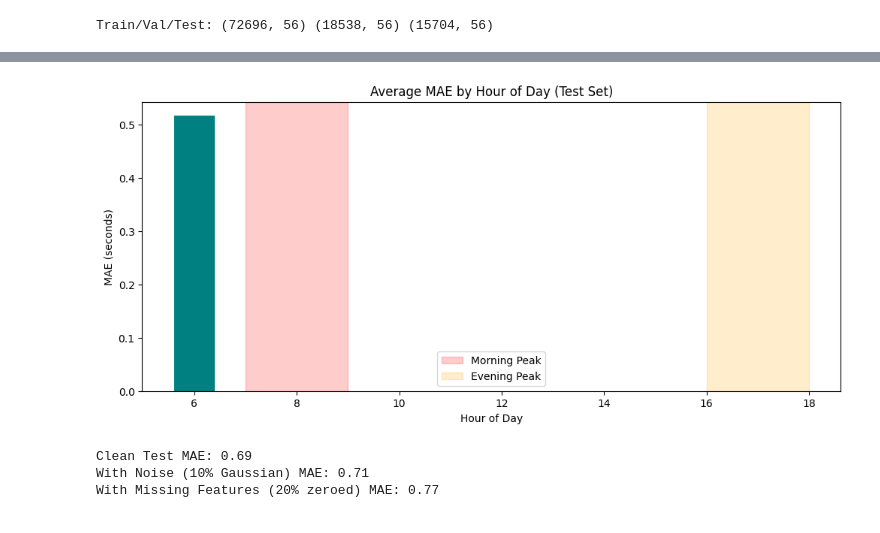
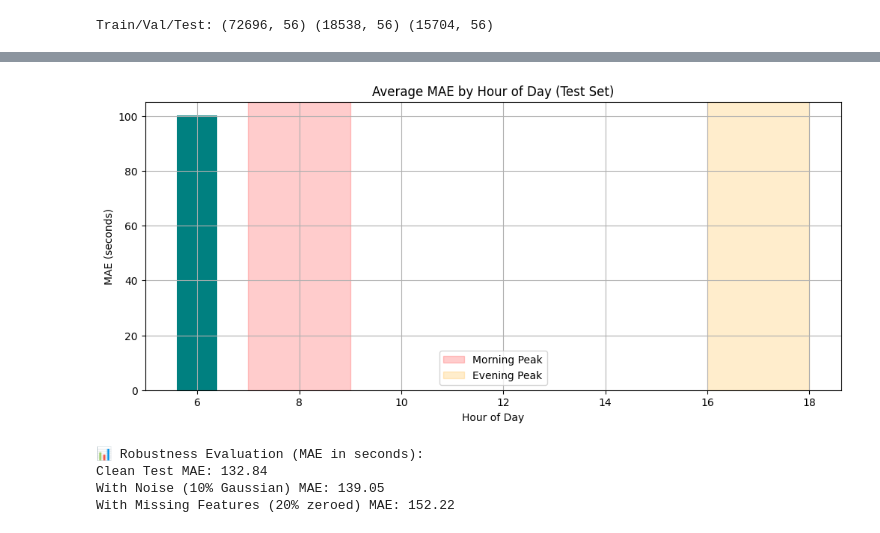
Before and after one commit to Zhiyuan-03/AI_in_Transportation_Exercise, a Jupyter notebook: Project1.ipynb, the cells around one changed output, grey strips where cells are left out. Cells and saved outputs as stored; diff of their text form; code cells hidden in the pictures.

```diff
--- a/Project1.ipynb
+++ b/Project1.ipynb
@@ -552,6 +640,6 @@ LightGBM MAE per horizon: [0.6511529076737043, 0.3688756847722037, 0.40677984644
 # %%
 from sklearn.preprocessing import StandardScaler
-from sklearn.metrics import mean_squared_error, mean_absolute_error
+from sklearn.metrics import mean_squared_error, mean_absolute_error, r2_score
 import numpy as np
 import matplotlib.pyplot as plt
 import pandas as pd
@@ -562,7 +650,7 @@ scaler_arrival = StandardScaler()
 scaler_arrival.fit(df_raw[['arrival_delay']])  # now using truly unscaled data
 
 
-i = 0  # sample index
+i = 27  # sample index
 
 # Inverse transform predictions and ground truth
 true_raw = scaler_arrival.inverse_transform(y_test[i].reshape(-1, 1)).flatten()
@@ -577,6 +665,7 @@ pred_valid = pred_raw[mask]
 rmse = np.sqrt(mean_squared_error(true_valid, pred_valid))
 mae = mean_absolute_error(true_valid, pred_valid)
 mape = np.mean(np.abs((true_valid - pred_valid) / np.maximum(np.abs(true_valid), 1e-5))) * 100
+r2 = r2_score(true_valid, pred_valid)
 
 # Print results
 print("True Delay Vector (seconds):", true_raw)
@@ -585,7 +674,7 @@ print("Valid Mask:", mask_test[i])
 print(f"\n✅ RMSE: {rmse:.2f} seconds")
 print(f"✅ MAE: {mae:.2f} seconds")
 print(f"✅ MAPE: {mape:.2f}%")
-
+print(f"✅ R² Score: {r2:.4f}")
 # Plot
 plt.plot(true_raw, label="True Delay (sec)", marker='o')
 plt.plot(pred_raw, label="Predicted Delay (sec)", marker='x')
@@ -682,9 +770,22 @@ import numpy as np
 import pandas as pd
 import matplotlib.pyplot as plt
 from sklearn.metrics import mean_absolute_error
-import random
+from sklearn.preprocessing import StandardScaler
+from copy import deepcopy
 
-# ----------------- Helper -----------------
+# --- Load raw data and fit scaler ---
+df_raw = pd.read_csv('Dataset-PT.csv', skiprows=1)
+scaler_arrival = StandardScaler()
+scaler_arrival.fit(df_raw[['arrival_delay']])
+
+# --- Inverse transform each column individually ---
+def inverse_transform_per_column(scaler, data):
+    return np.column_stack([
+        scaler.inverse_transform(data[:, i].reshape(-1, 1)).flatten()
+        for i in range(data.shape[1])
+    ])
+
+# --- Masked MAE ---
 def masked_mae(y_true, y_pred, mask):
     return [
         mean_absolute_error(y_true[mask[:, i] == 1, i], y_pred[mask[:, i] == 1, i])
@@ -692,69 +793,72 @@ def masked_mae(y_true, y_pred, mask):
         for i in range(y_true.shape[1])
     ]
 
+# --- Inverse transform predictions and ground truth ---
+pred_inverse = inverse_transform_per_column(scaler_arrival, pred)
+y_test_inverse = inverse_transform_per_column(scaler_arrival, y_test)
+
 # ----------------- 1. Performance vs Time of Day -----------------
-# Map trip_key -> first arrival datetime
 trip_first_time = df.groupby("trip_key")["actual_arrival_dt"].first().astype("datetime64[ns]")
 sample_hours = np.array([trip_first_time[m[0]].hour for m in meta])
-
-# Restrict to test set
 sample_hours_test = sample_hours[test_idx]
 
 pred_mae, hour_bins = [], []
-for h in range(6, 23):   # service hours 6am–10pm
+for h in range(6, 23):  # service hours 6am–10pm
     idx = (sample_hours_test == h)
     if idx.sum() == 0:
         continue
-    y_h, p_h, m_h = y_test[idx], pred[idx], mask_test[idx]
+    y_h = y_test_inverse[idx]
+    p_h = pred_inverse[idx]
+    m_h = mask_test[idx]
     mae_h = masked_mae(y_h, p_h, m_h)
     pred_mae.append(np.nanmean(mae_h))
     hour_bins.append(h)
 
-plt.figure(figsize=(12,5))
+plt.figure(figsize=(12, 5))
 plt.bar(hour_bins, pred_mae, color="teal")
 plt.axvspan(7, 9, color="red", alpha=0.2, label="Morning Peak")
 plt.axvspan(16, 18, color="orange", alpha=0.2, label="Evening Peak")
 plt.title("Average MAE by Hour of Day (Test Set)")
 plt.xlabel("Hour of Day")
 plt.ylabel("MAE (seconds)")
 plt.legend()
+plt.grid(True)
 plt.show()
 
 # ----------------- 2. Robustness Checks -----------------
-from copy import deepcopy
-
 def robustness_check(model, X_test, y_test, mask_test, scenario="noise"):
-    """
-    scenario: 'noise' (add Gaussian noise to features)
-              'missing' (randomly drop some features)
-    """
     X_mod = deepcopy(X_test.values)
 
     if scenario == "noise":
         noise = np.random.normal(0, 0.1, size=X_mod.shape)  # 10% std noise
-        X_mod = X_mod + noise
+        X_mod += noise
     elif scenario == "missing":
-        drop_rate = 0.2  # drop 20% of entries
+        drop_rate = 0.2
         mask = np.random.rand(*X_mod.shape) < drop_rate
         X_mod[mask] = 0
 
-    preds = model.predict(X_mod)
-    mae_vals = masked_mae(y_test, preds, mask_test)
+    preds_scaled = model.predict(X_mod)
+    preds_inverse = inverse_transform_per_column(scaler_arrival, preds_scaled)
+    y_test_inverse = inverse_transform_per_column(scaler_arrival, y_test)
+
+    mae_vals = masked_mae(y_test_inverse, preds_inverse, mask_test)
     return np.nanmean(mae_vals)
 
-# Run robustness tests
-mae_clean = np.nanmean(masked_mae(y_test, pred, mask_test))
+# --- Run robustness tests ---
+mae_clean = np.nanmean(masked_mae(y_test_inverse, pred_inverse, mask_test))
 mae_noise = robustness_check(lgb, X_test, y_test, mask_test, "noise")
 mae_missing = robustness_check(lgb, X_test, y_test, mask_test, "missing")
 
+print("\n📊 Robustness Evaluation (MAE in seconds):")
 print("Clean Test MAE:", round(mae_clean, 2))
 print("With Noise (10% Gaussian) MAE:", round(mae_noise, 2))
 print("With Missing Features (20% zeroed) MAE:", round(mae_missing, 2))
 # %% [output]
-[figure, old version]
+[figure, new version]
-Clean Test MAE: 0.69
-With Noise (10% Gaussian) MAE: 0.71
-With Missing Features (20% zeroed) MAE: 0.77
+📊 Robustness Evaluation (MAE in seconds):
+Clean Test MAE: 132.84
+With Noise (10% Gaussian) MAE: 139.05
+With Missing Features (20% zeroed) MAE: 152.22
 # %%
 import numpy as np
 import pandas as pd
```
Also changed, not shown: parts of 12 cells of this notebook.
